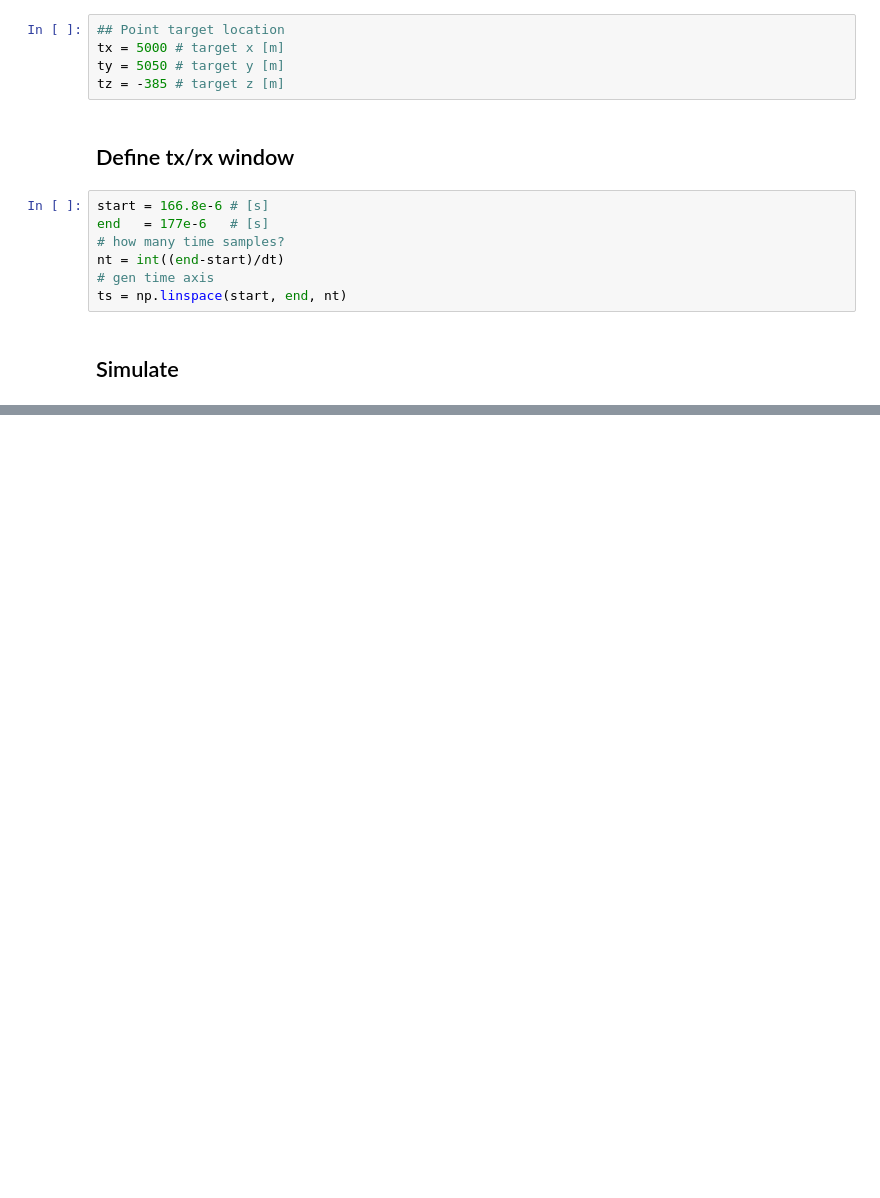
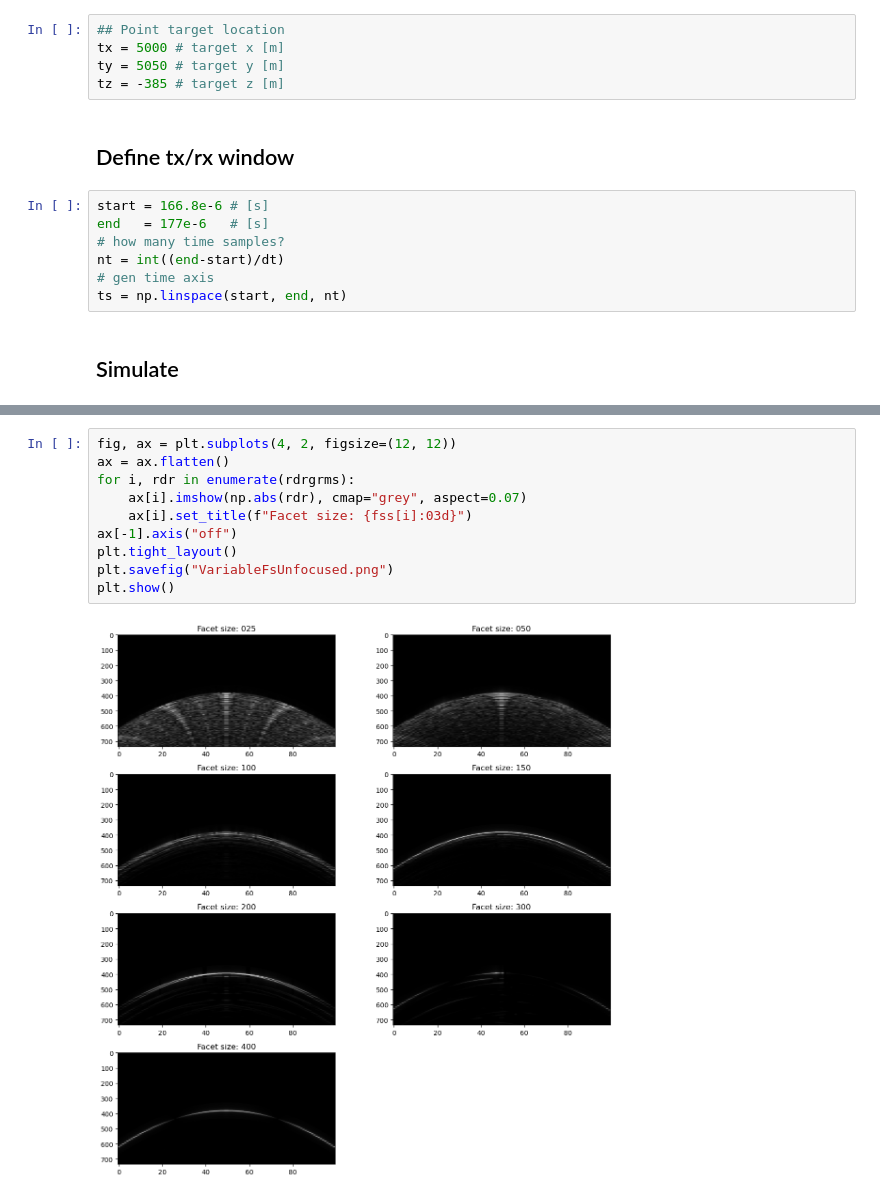
Before and after one commit to Nacnud04/EuropaRaypaths, a Jupyter notebook: TrackSims/TestFacetSize.ipynb, the cells around one changed output, grey strips where cells are left out. Saved outputs shown, nothing was run; the diff lists cells and outputs as text; blank space fills up the shorter version.

```diff
--- a/TrackSims/TestFacetSize.ipynb
+++ b/TrackSims/TestFacetSize.ipynb
@@ -108,0 +143,12 @@ np.save("variable_fs.npz"
+# %%
+fig, ax = plt.subplots(4, 2, figsize=(12, 12))
+ax = ax.flatten()
+for i, rdr in enumerate(rdrgrms):
+    ax[i].imshow(np.abs(rdr), cmap="grey", aspect=0.07)
+    ax[i].set_title(f"Facet size: {fss[i]:03d}")
+ax[-1].axis("off")
+plt.tight_layout()
+plt.savefig("VariableFsUnfocused.png")
+plt.show()
+# %% [output]
+[figure, added]
```
Also changed, not shown: parts of 9 cells of this notebook, 2 other files.
